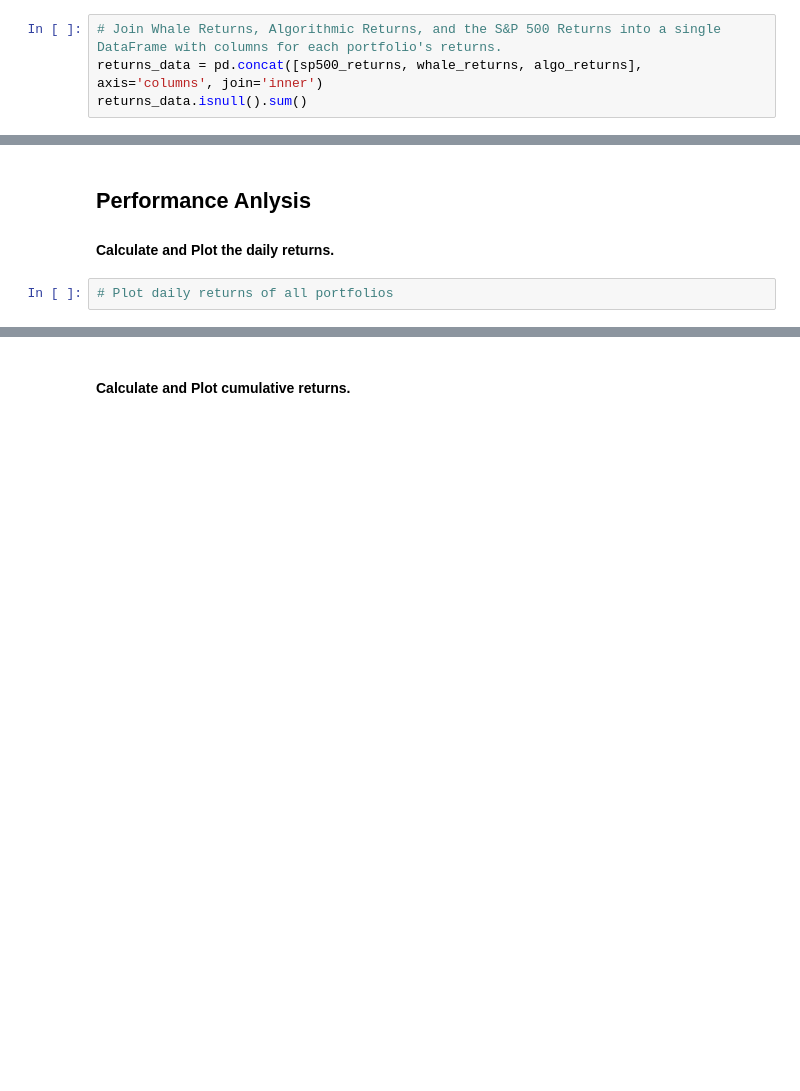
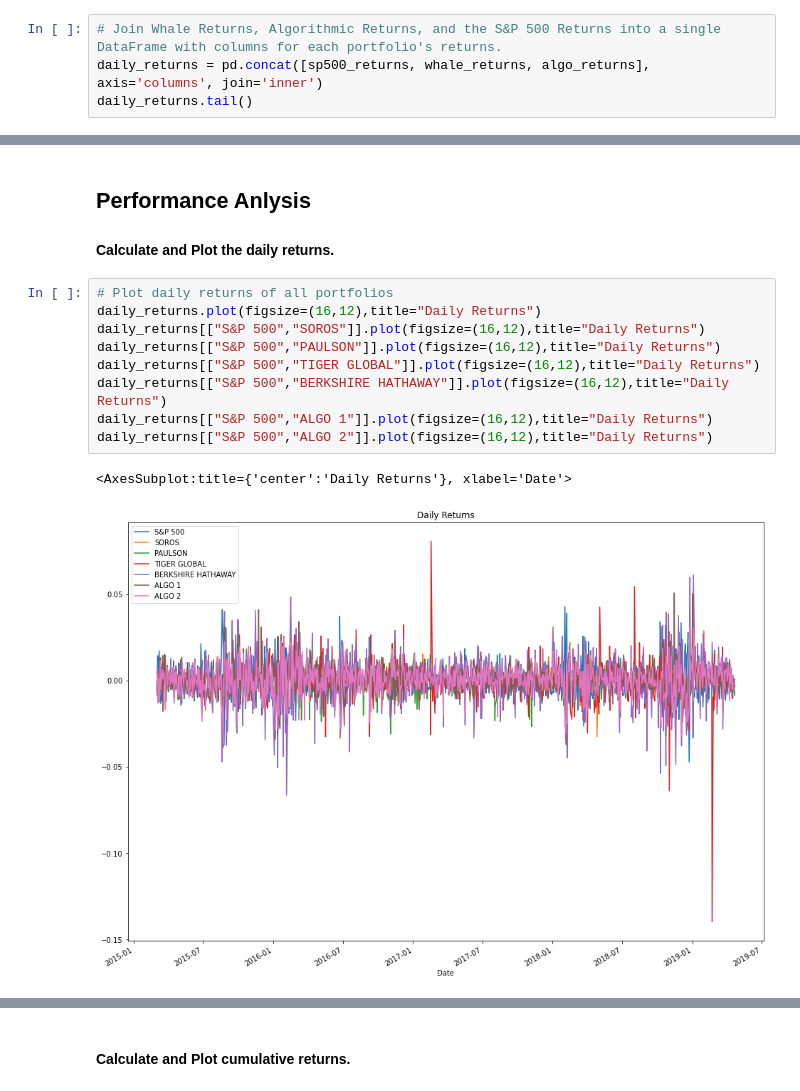
Before and after one commit to a-altman/Whale-Portfolio-Analysis, a Jupyter notebook: whale_analysis.ipynb, the cells around one changed output, grey strips where cells are left out. Cells and saved outputs as stored; diff of their text form; blank space fills up the shorter version.

```diff
--- a/whale_analysis.ipynb
+++ b/whale_analysis.ipynb
@@ -171,6 +170,6 @@ sp500_returns.head()
 ## Combine Whale, Algorithmic, and S&P 500 Returns
 # %%
 # Join Whale Returns, Algorithmic Returns, and the S&P 500 Returns into a single DataFrame with columns for each portfolio's returns.
-returns_data = pd.concat([sp500_returns, whale_returns, algo_returns], axis='columns', join='inner')
-returns_data.isnull().sum()
+daily_returns = pd.concat([sp500_returns, whale_returns, algo_returns], axis='columns', join='inner')
+daily_returns.tail()
 # %% [output]
@@ -192,5 +190,15 @@ In this section, you will calculate and visualize performance and risk metrics f
 ## Performance Anlysis
 
 #### Calculate and Plot the daily returns.
-# %%
-# Plot daily returns of all portfolios
+# %%
+# Plot daily returns of all portfolios
+daily_returns.plot(figsize=(16,12),title="Daily Returns")
+daily_returns[["S&P 500","SOROS"]].plot(figsize=(16,12),title="Daily Returns")
+daily_returns[["S&P 500","PAULSON"]].plot(figsize=(16,12),title="Daily Returns")
+daily_returns[["S&P 500","TIGER GLOBAL"]].plot(figsize=(16,12),title="Daily Returns")
+daily_returns[["S&P 500","BERKSHIRE HATHAWAY"]].plot(figsize=(16,12),title="Daily Returns")
+daily_returns[["S&P 500","ALGO 1"]].plot(figsize=(16,12),title="Daily Returns")
+daily_returns[["S&P 500","ALGO 2"]].plot(figsize=(16,12),title="Daily Returns")
+# %% [output]
+<AxesSubplot:title={'center':'Daily Returns'}, xlabel='Date'>
+[figure, added]
```
Also changed, not shown: parts of 8 cells of this notebook.
